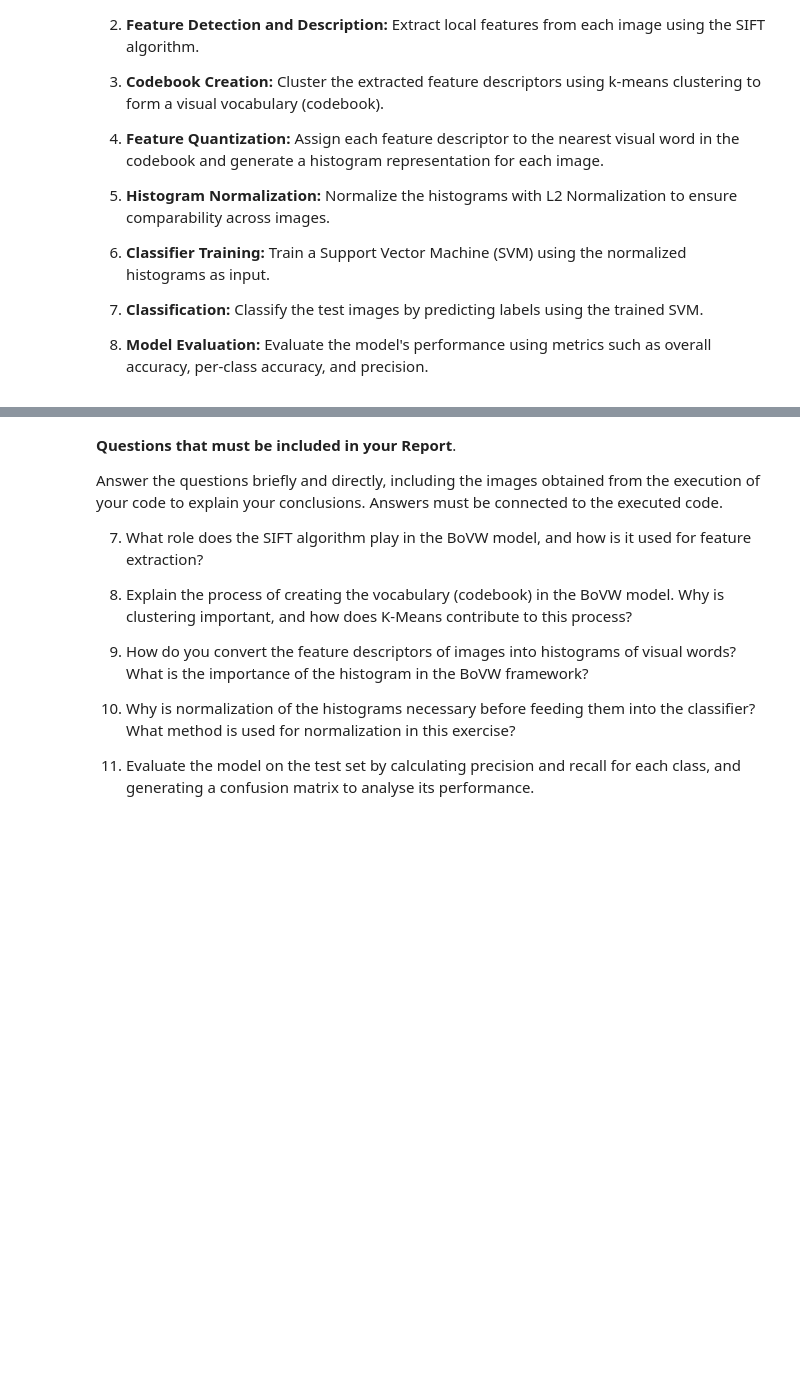
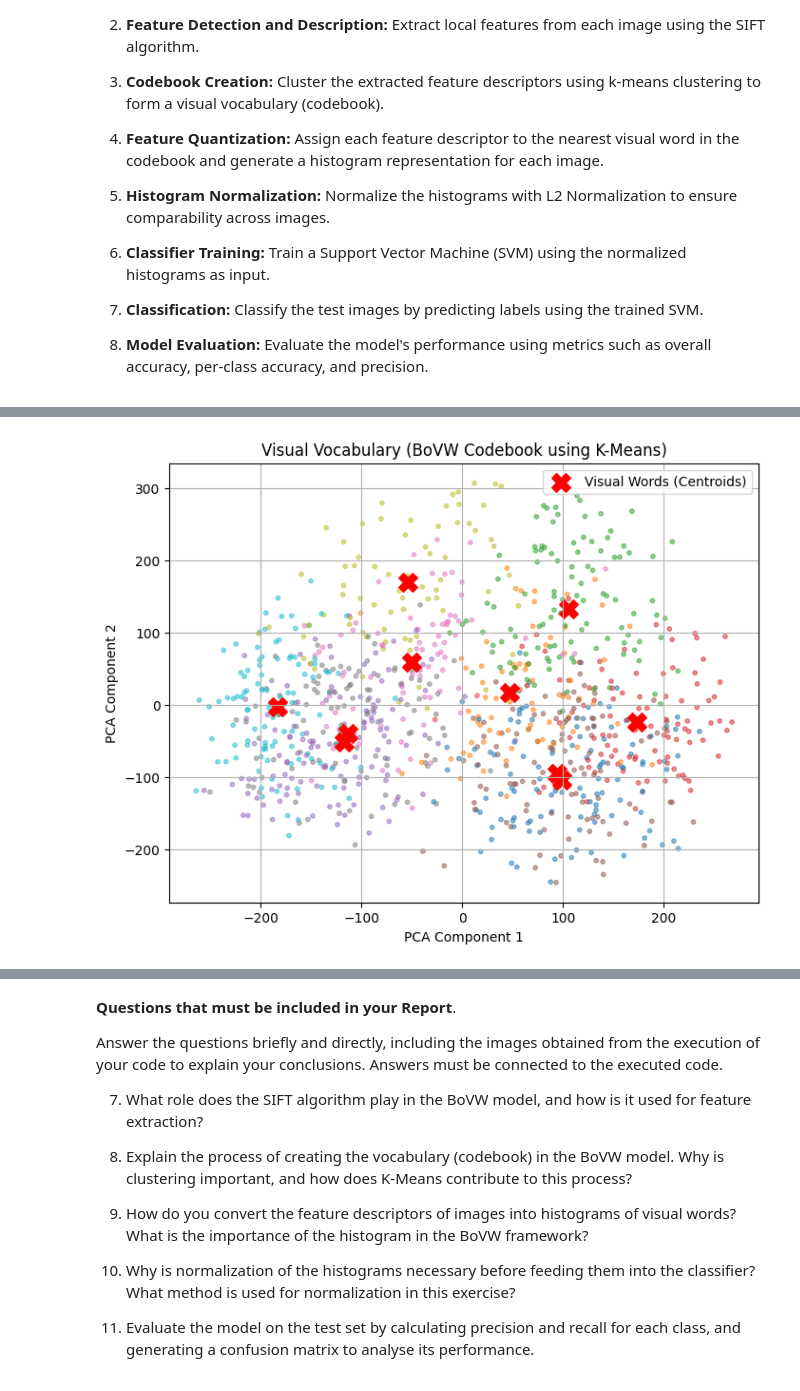
Before and after one commit to EricPrz/Proyecto-4-Vision-Por-Computador, a Jupyter notebook: Project4.ipynb, the cells around one changed output, grey strips where cells are left out. Cells and saved outputs as stored; diff of their text form; code cells hidden in the pictures; blank space fills up the shorter version.

```diff
--- a/Project4.ipynb
+++ b/Project4.ipynb
@@ -440,0 +478,62 @@ weighted avg       0.85      0.85      0.85        40
+# %%
+import numpy as np
+import matplotlib.pyplot as plt
+from sklearn.decomposition import PCA
+
+def visualize_codebook(descriptors_list, kmeans, max_descriptors=1000):
+    """
+    Visualizes SIFT descriptors clustered by K-Means using PCA (2D)
+    """
+
+    # Stack all descriptors
+    all_descriptors = np.vstack(
+        [desc for desc in descriptors_list if desc.shape[0] > 0]
+    )
+
+    # Subsample to keep visualization readable
+    if all_descriptors.shape[0] > max_descriptors:
+        indices = np.random.choice(
+            all_descriptors.shape[0], max_descriptors, replace=False
+        )
+        all_descriptors = all_descriptors[indices]
+
+    # Predict cluster labels
+    labels = kmeans.predict(all_descriptors)
+
+    # Reduce dimensionality to 2D
+    pca = PCA(n_components=2, random_state=42)
+    reduced_descriptors = pca.fit_transform(all_descriptors)
+
+    # Reduce centroids too
+    reduced_centroids = pca.transform(kmeans.cluster_centers_)
+
+    # Plot
+    plt.figure(figsize=(8, 6))
+    scatter = plt.scatter(
+        reduced_descriptors[:, 0],
+        reduced_descriptors[:, 1],
+        c=labels,
+        cmap="tab10",
+        alpha=0.5,
+        s=10
+    )
+
+    plt.scatter(
+        reduced_centroids[:, 0],
+        reduced_centroids[:, 1],
+        c="red",
+        marker="X",
+        s=200,
+        label="Visual Words (Centroids)"
+    )
+
+    plt.title("Visual Vocabulary (BoVW Codebook using K-Means)")
+    plt.xlabel("PCA Component 1")
+    plt.ylabel("PCA Component 2")
+    plt.legend()
+    plt.grid(True)
+    plt.show()
+
+visualize_codebook(train_descriptors_list, kmeans)
+# %% [output]
+[figure, added]
```
Also changed, not shown: parts of 6 cells of this notebook.
